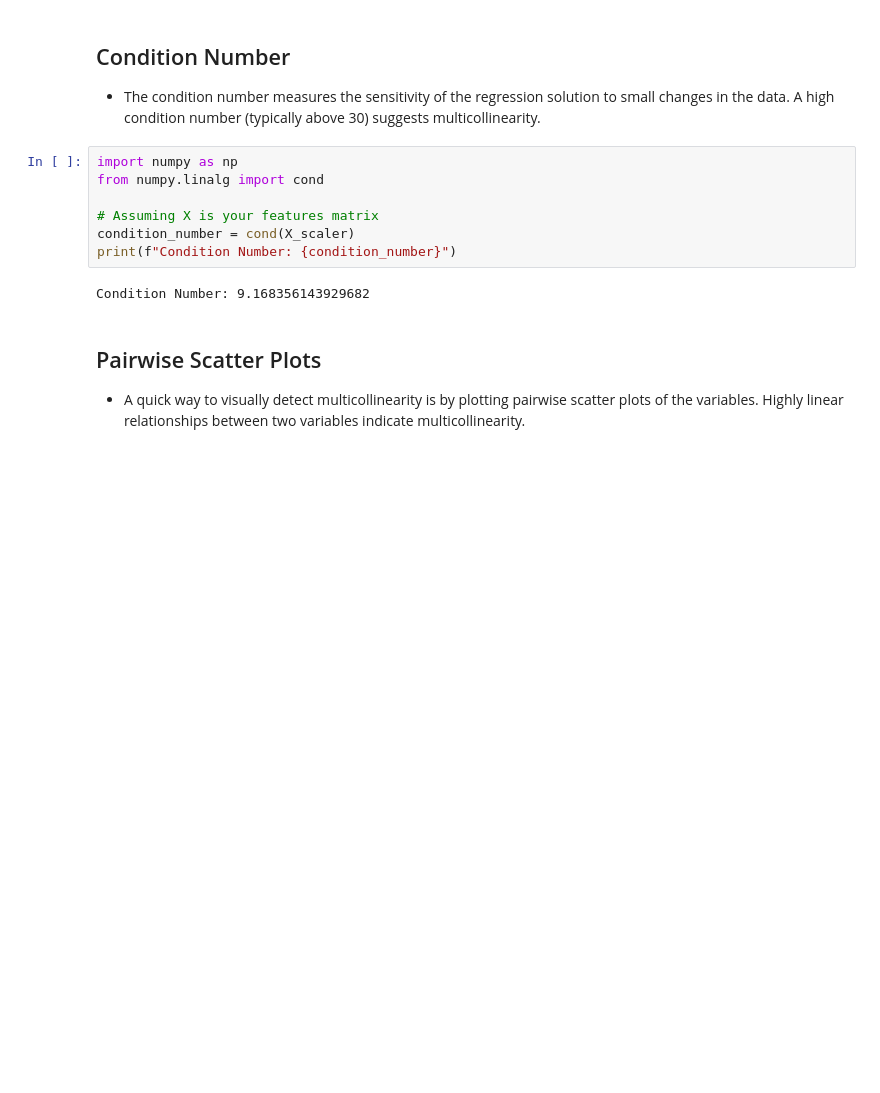
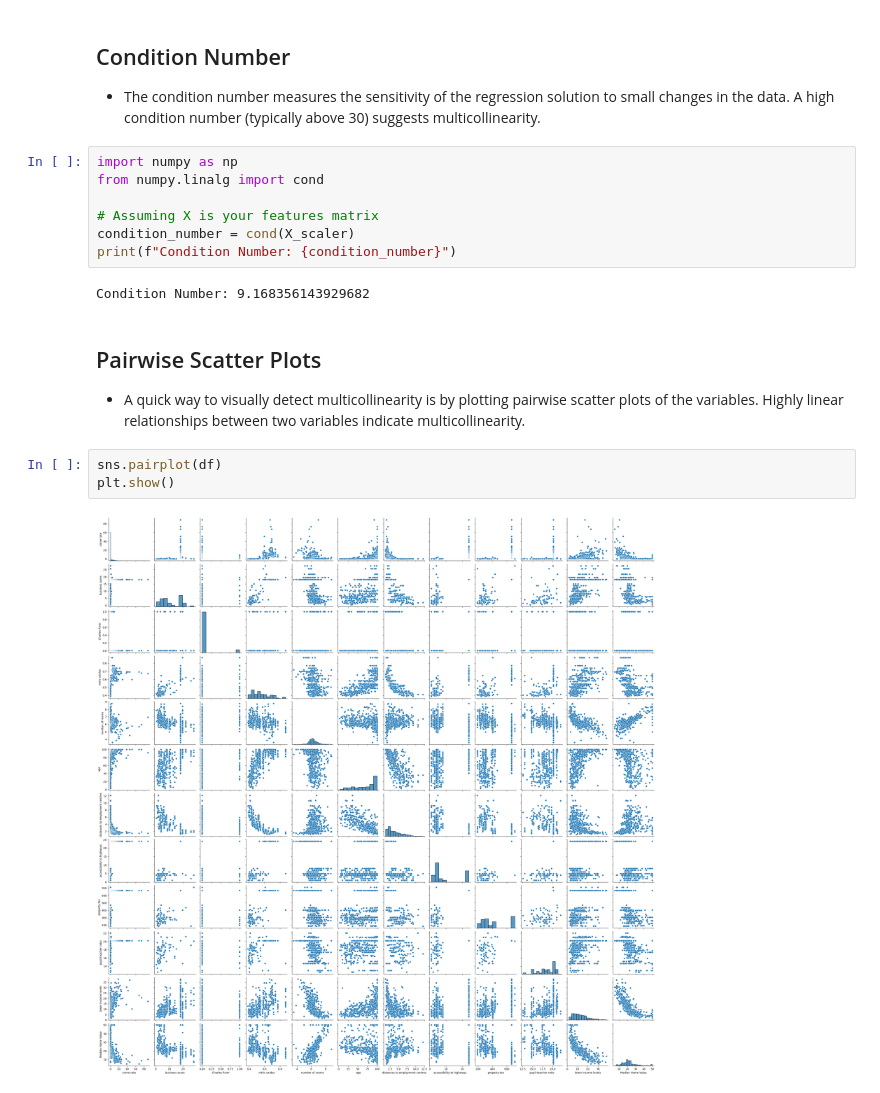
Before and after one commit to manojkumar211/Machine-Learning-All, a Jupyter notebook: experiment/vif.ipynb, the cells around one changed output. Drawn from its saved outputs; the diff is of its cells as text; blank space fills up the shorter version.

```diff
--- a/experiment/vif.ipynb
+++ b/experiment/vif.ipynb
@@ -275,3 +275,8 @@ Condition Number: 9.168356143929682
 # %% [markdown]
 ## Pairwise Scatter Plots
 - A quick way to visually detect multicollinearity is by plotting pairwise scatter plots of the variables. Highly linear relationships between two variables indicate multicollinearity.
+# %%
+sns.pairplot(df)
+plt.show()
+# %% [output]
+[figure, added]
```
